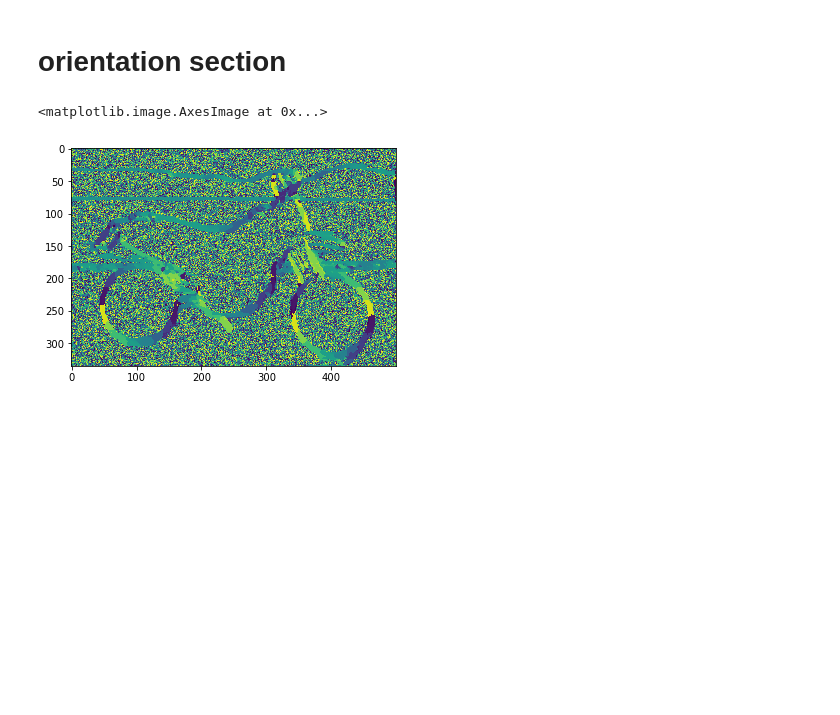
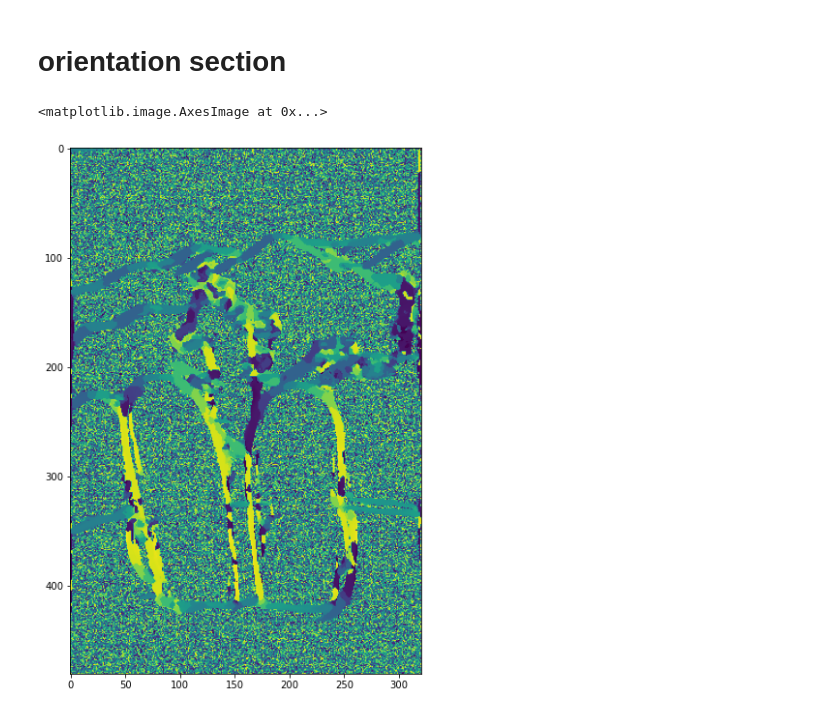
Before and after one commit to sserg-r/cob_tf, a Jupyter notebook: python/COB_tf.ipynb, the cells around one changed output. Drawn from its saved outputs; the diff is of its cells as text; code cells hidden in the pictures; blank space fills up the shorter version.

```diff
--- a/python/COB_tf.ipynb
+++ b/python/COB_tf.ipynb
@@ -209,9 +209,11 @@ import numpy as np
 from PIL import Image
 import matplotlib.pyplot as plt
 
-img_name='2010_005731.png'
+# img_name='2010_005731.png'
+img_name='2018.ppm'
+img = np.asarray(Image.open(r'../demo/{0}'.format(img_name)))
 
-img = np.asarray(Image.open(r'../demo/{0}'.format(img_name)))
+
 mn=np.array([122.67891434, 116.66876762,104.00698793])
 data=(img[:,:,:3]-mn)[:,:,[2,1,0]]
 data=np.transpose(data,axes=(1,0,2))
@@ -310,13 +312,14 @@ res = net.forward()
 # %%
 from segments import interpolate_angles
 import numpy as np
 from matplotlib import pyplot as plt
 
 # I=np.random.rand(8,500,500)
 
 I=np.array([out[0,:,:,0].T for out in outputs0[:-2]])
 O=interpolate_angles(I)
+plt.figure(figsize=(10,10))
 plt.imshow(O)
 # %% [output]
 <matplotlib.image.AxesImage at 0x...>
-[figure, old version]
+[figure, new version]
```
Also changed, not shown: parts of 5 cells of this notebook, 2 other files.
